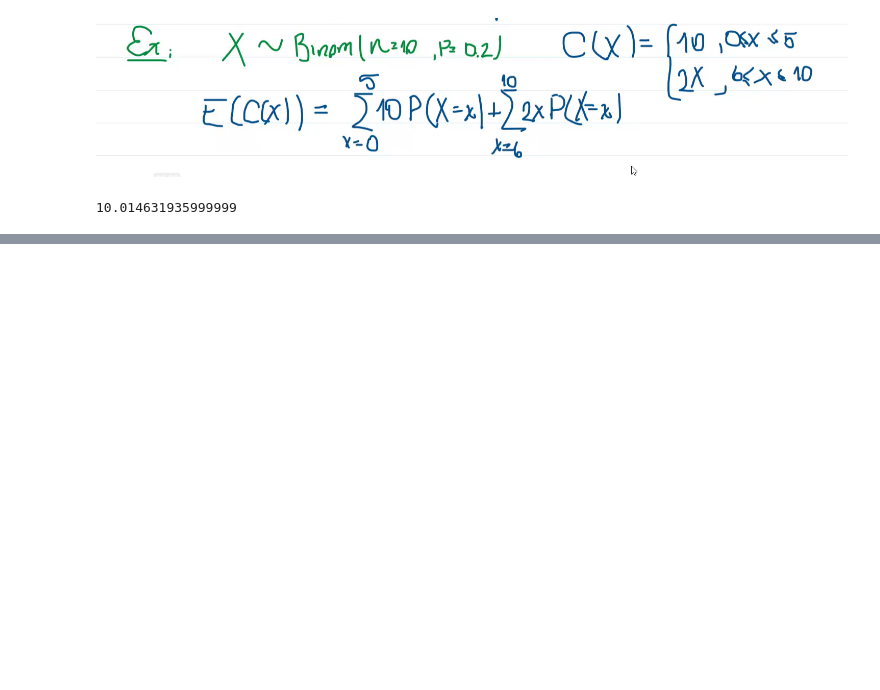
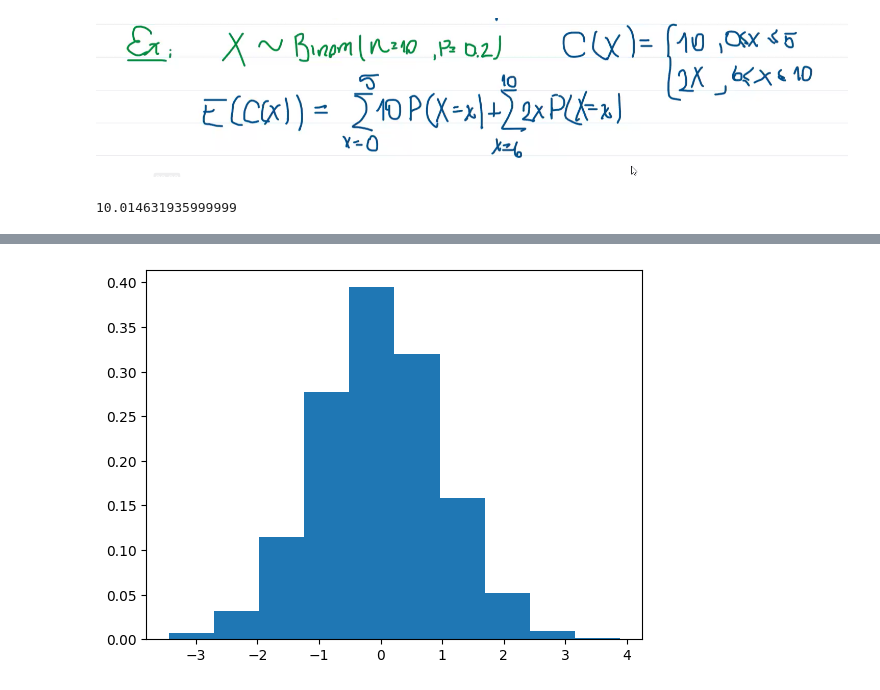
Before and after one commit to BrajanNieto/stats-prob-py, a Jupyter notebook: 01. Ex-Probability.ipynb, the cells around one changed output, grey strips where cells are left out. Drawn from its saved outputs; the diff is of its cells as text; code cells hidden in the pictures; blank space fills up the shorter version.

```diff
--- a/01. Ex-Probability.ipynb
+++ b/01. Ex-Probability.ipynb
@@ -390,0 +417,7 @@ print(sum1+sum2)
+# %%
+mu=0
+sigma=1
+plt.hist(norm.rvs(mu, sigma, size=1000), density=True) # muestra aleatoria
+plt.show()
+# %% [output]
+[figure, added]
```
Also changed, not shown: parts of 57 cells of this notebook.
